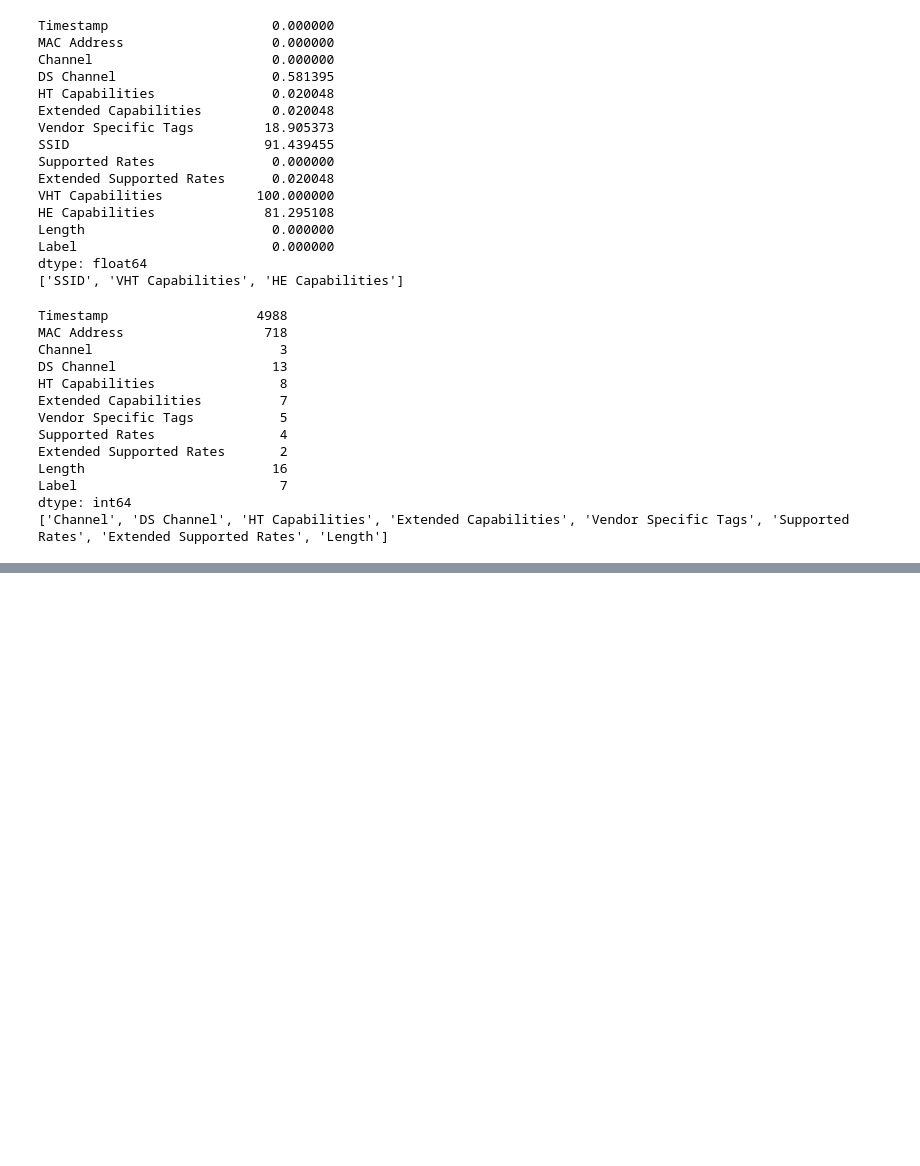
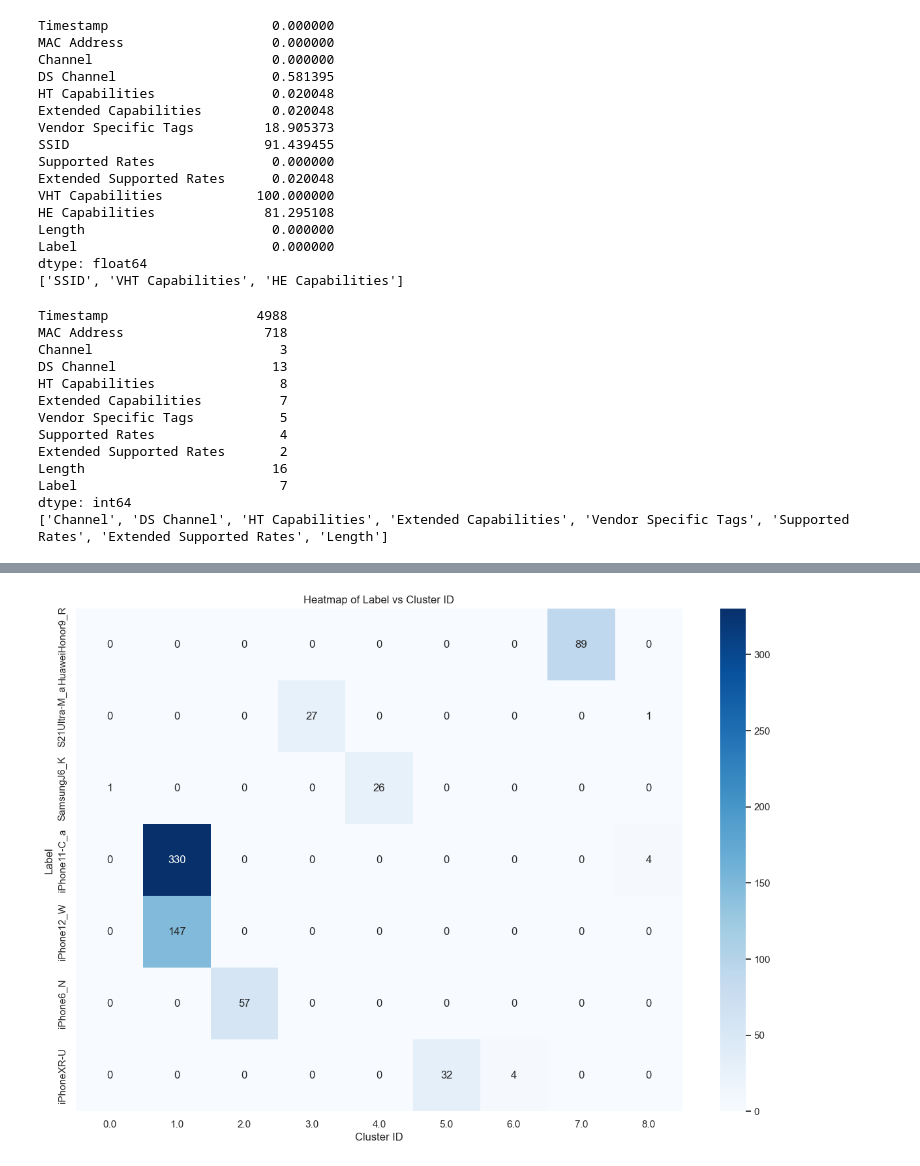
Before and after one commit to tugrul-kok/NMDA, a Jupyter notebook: HW3-MAC-De-Randomization/HW-3.ipynb, the cells around one changed output, grey strips where cells are left out. Saved outputs shown, nothing was run; the diff lists cells and outputs as text; code cells hidden in the pictures; blank space fills up the shorter version.

```diff
--- a/HW3-MAC-De-Randomization/HW-3.ipynb
+++ b/HW3-MAC-De-Randomization/HW-3.ipynb
@@ -140,0 +108,12 @@ Name: count, dtype: int64
+# %%
+
+encoded_df = encoder(clean_df,features)
+
+burst_df = encoded_df.drop(['Timestamp'],axis=1).copy()
+burst_df = burst_df.groupby(['MAC Address'])
+burst_df = burst_df.first().reset_index()
+
+display(burst_df)
+
+# label_count = burst_df["Label"].value_counts()
+# print(label_count)
@@ -140,0 +134,21 @@ Name: count, dtype: int64
+# %%
+import matplotlib.pyplot as plt
+import seaborn as sns
+
+def plot_heatmap(df, column1, column2, colormap="Blues"):
+   crosstab = pd.crosstab(df[column1], df[column2])
+
+   sns.set_theme(style="whitegrid",font_scale=1)
+   plt.figure(figsize=(15,10))
+
+   sns.heatmap(crosstab,annot=True, fmt="d", cmap=colormap)
+
+   plt.title(f"Heatmap of {column1} vs {column2}")
+   plt.xlabel(column2)
+   plt.ylabel(column1)
+
+   plt.show()
+# %%
+usable_features = features.copy()
+usable_features.append('MAC Address')
+usable_features
@@ -140,0 +265,5 @@ Name: count, dtype: int64
+# %%
+best_df, _, _, _, _ = cluster_rows(burst_df, 5)
+plot_heatmap(best_df, "Label", "Cluster ID")
+# %% [output]
+[figure, added]
```
Also changed, not shown: parts of 11 cells of this notebook, 1 other file.
